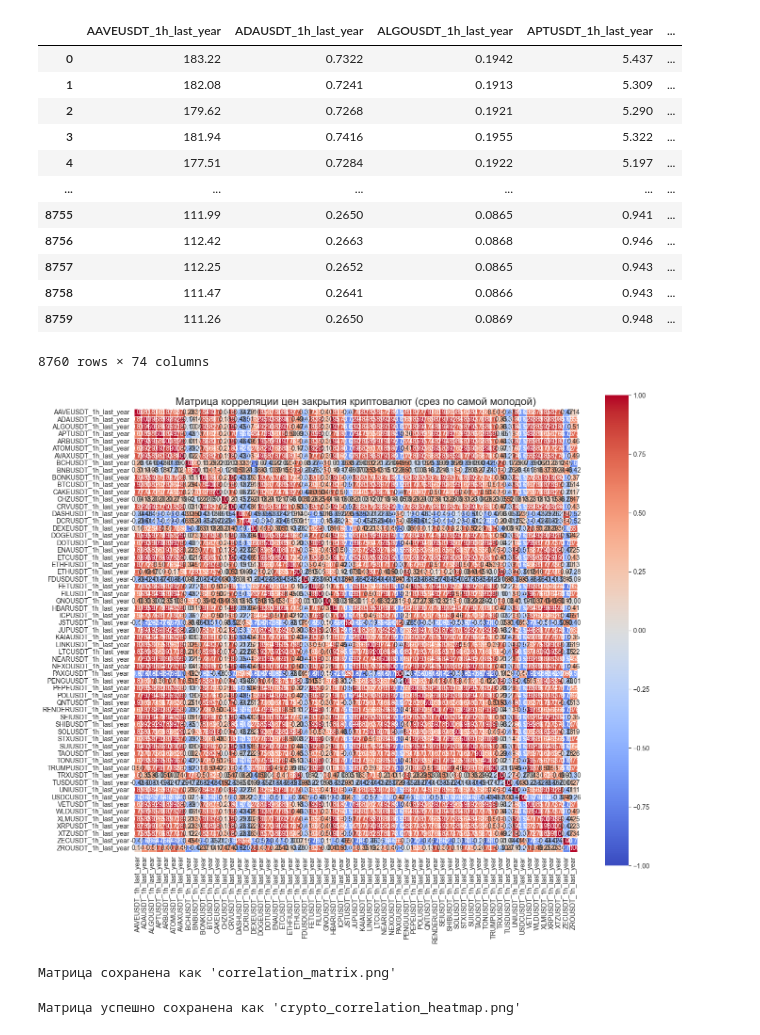
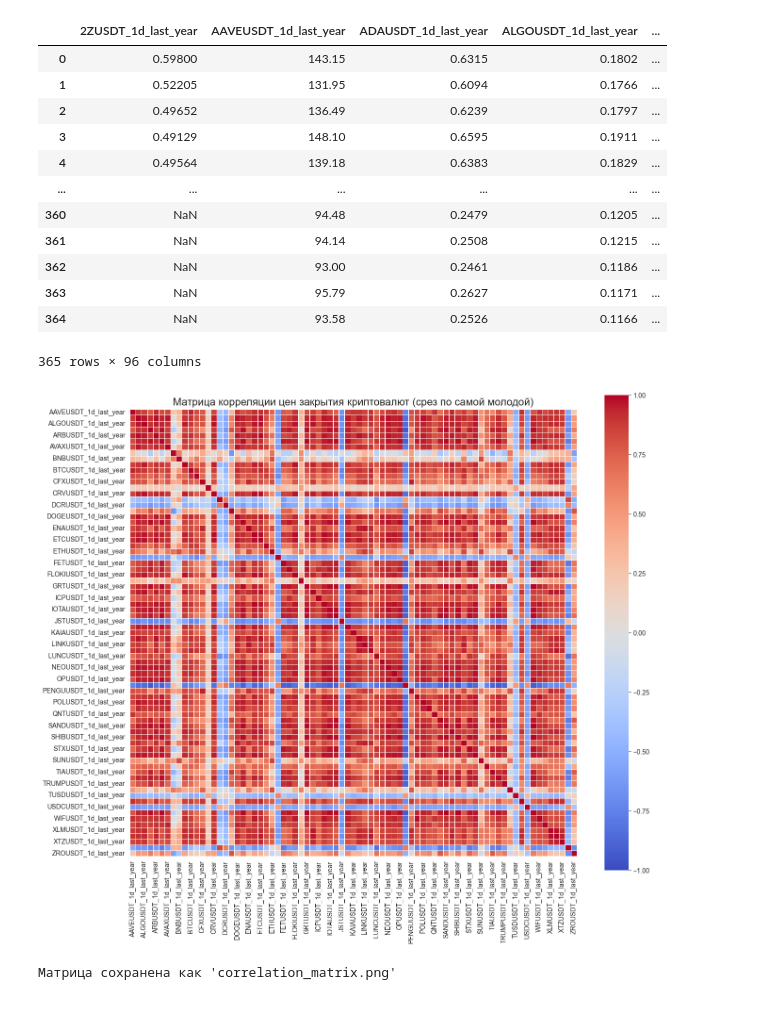
Before and after one commit to AESoldatov/TradingBot, a Jupyter notebook: MatrixCor.ipynb, the cells around one changed output. Cells and saved outputs as stored; diff of their text form; code cells hidden in the pictures.

```diff
--- a/MatrixCor.ipynb
+++ b/MatrixCor.ipynb
@@ -4,7 +4,8 @@ import glob
 import os
 
 # Ищем все CSV‑файлы в текущей директории
-file_paths = glob.glob("data/*.csv")  # или укажите полный путь
+period_timeframe = '1d_last_year'
+file_paths = glob.glob(f"data/{period_timeframe}/*.csv")
 
 # Словарь для хранения цен закрытия по каждой криптовалюте
 close_prices = {}
@@ -29,19 +30,19 @@ prices_df = pd.DataFrame(close_prices)
 # %%
 prices_df
 # %% [output]
-|  | AAVEUSDT_1h_last_year | ADAUSDT_1h_last_year | ALGOUSDT_1h_last_year | APTUSDT_1h_last_year | ... |
-| 0 | 183.22 | 0.7322 | 0.1942 | 5.437 | ... |
-| 1 | 182.08 | 0.7241 | 0.1913 | 5.309 | ... |
-| 2 | 179.62 | 0.7268 | 0.1921 | 5.290 | ... |
-| 3 | 181.94 | 0.7416 | 0.1955 | 5.322 | ... |
-| 4 | 177.51 | 0.7284 | 0.1922 | 5.197 | ... |
+|  | 2ZUSDT_1d_last_year | AAVEUSDT_1d_last_year | ADAUSDT_1d_last_year | ALGOUSDT_1d_last_year | ... |
+| 0 | 0.59800 | 143.15 | 0.6315 | 0.1802 | ... |
+| 1 | 0.52205 | 131.95 | 0.6094 | 0.1766 | ... |
+| 2 | 0.49652 | 136.49 | 0.6239 | 0.1797 | ... |
+| 3 | 0.49129 | 148.10 | 0.6595 | 0.1911 | ... |
+| 4 | 0.49564 | 139.18 | 0.6383 | 0.1829 | ... |
 | ... | ... | ... | ... | ... | ... |
-| 8755 | 111.99 | 0.2650 | 0.0865 | 0.941 | ... |
-| 8756 | 112.42 | 0.2663 | 0.0868 | 0.946 | ... |
-| 8757 | 112.25 | 0.2652 | 0.0865 | 0.943 | ... |
-| 8758 | 111.47 | 0.2641 | 0.0866 | 0.943 | ... |
-| 8759 | 111.26 | 0.2650 | 0.0869 | 0.948 | ... |
+| 360 | NaN | 94.48 | 0.2479 | 0.1205 | ... |
+| 361 | NaN | 94.14 | 0.2508 | 0.1215 | ... |
+| 362 | NaN | 93.00 | 0.2461 | 0.1186 | ... |
+| 363 | NaN | 95.79 | 0.2627 | 0.1171 | ... |
+| 364 | NaN | 93.58 | 0.2526 | 0.1166 | ... |
-8760 rows × 74 columns
+365 rows × 96 columns
 # %%
 start_dates = {}
 for col in prices_df.columns:
@@ -65,56 +66,29 @@ correlation_matrix = prices_clean.corr(method='pearson')
 # %%
 import seaborn as sns
 import matplotlib.pyplot as plt
+import numpy as np
 
 plt.figure(figsize=(14, 12))
+mask = np.triu(np.ones_like(correlation_matrix, dtype=bool))
 sns.heatmap(
     correlation_matrix,
-    annot=True,           # Показывать значения в ячейках
+    #mask=mask,
+    annot=False,           # Показывать значения в ячейках
     cmap='coolwarm',       # Цветовая схема: красный — положительная, синий — отрицательная
     vmin=-1, vmax=1,   # Диапазон значений корреляции
     center=0,           # Центр цветовой шкалы
     square=True,         # Квадратные ячейки
     linewidths=0.5,     # Толщина линий между ячейками
     fmt='.2f'           # Формат чисел (2 знака после запятой)
 )
 plt.title('Матрица корреляции цен закрытия криптовалют (срез по самой молодой)', fontsize=16)
 plt.tight_layout()
 
 # Сохраняем как картинку
-plt.savefig('plots/correlation_matrix.png', dpi=300, bbox_inches='tight', facecolor='white')
+plt.savefig(f'plots/correlation_matrix{period_timeframe}.png', dpi=300, bbox_inches='tight', facecolor='white')
 plt.show()
 plt.close()  # Закрываем фигуру, чтобы освободить память
 print("Матрица сохранена как 'correlation_matrix.png'")
 # %% [output]
-[figure, old version]
+[figure, new version]
 Матрица сохранена как 'correlation_matrix.png'
-# %%
-import numpy as np
-if correlation_matrix.empty or correlation_matrix.isnull().all().all():
-    print("Ошибка: невозможно создать матрицу корреляций")
-else:
-    # Создание графика
-    plt.figure(figsize=(16, 14))
-    mask = np.triu(np.ones_like(correlation_matrix, dtype=bool))
-    sns.heatmap(
-        correlation_matrix,
-        mask=mask,
-        annot=True,
-        cmap='coolwarm',
-        vmin=-1,
-        vmax=1,
-        center=0,
-        square=True,
-        linewidths=0.5,
-        fmt='.2f',
-        cbar_kws={"shrink": .8}
-    )
-    plt.title('Корреляция цен закрытия криптовалют', fontsize=18, pad=20)
-    plt.tight_layout()
-
-    # Сохранение
-    plt.savefig('plots/crypto_correlation_heatmap.png', dpi=300, bbox_inches='tight', facecolor='white')
-    plt.close()
-    print("Матрица успешно сохранена как 'crypto_correlation_heatmap.png'")
-# %% [output]
-Матрица успешно сохранена как 'crypto_correlation_heatmap.png'
```
Also changed, not shown: 10 other files.
